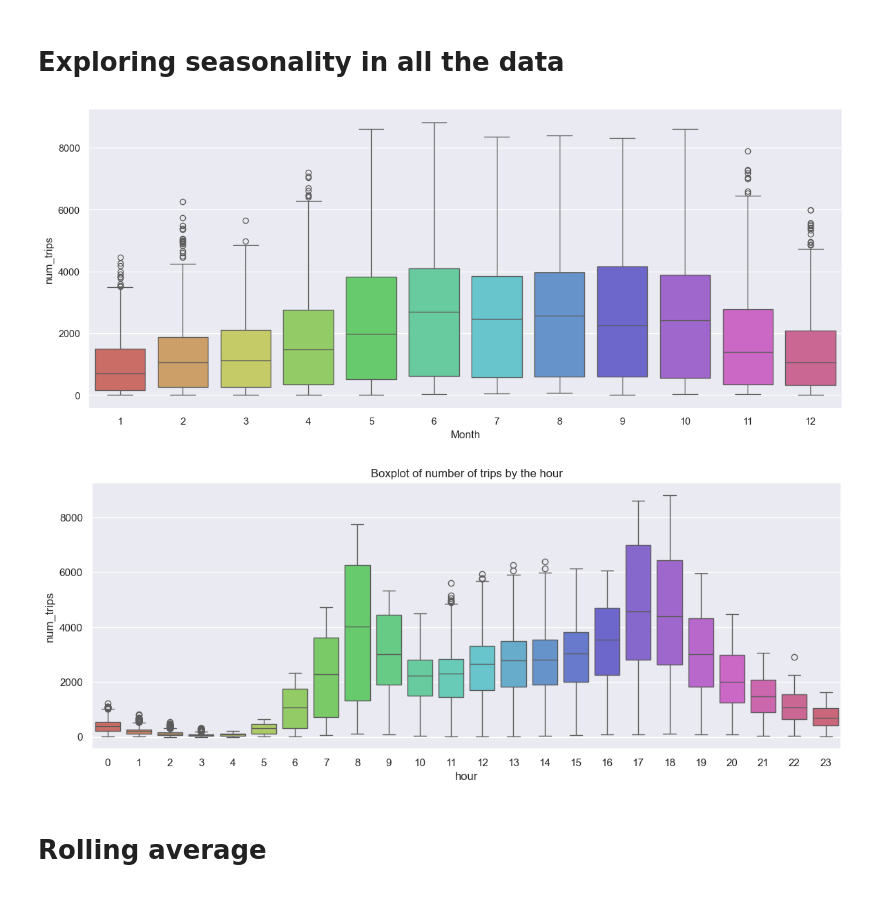
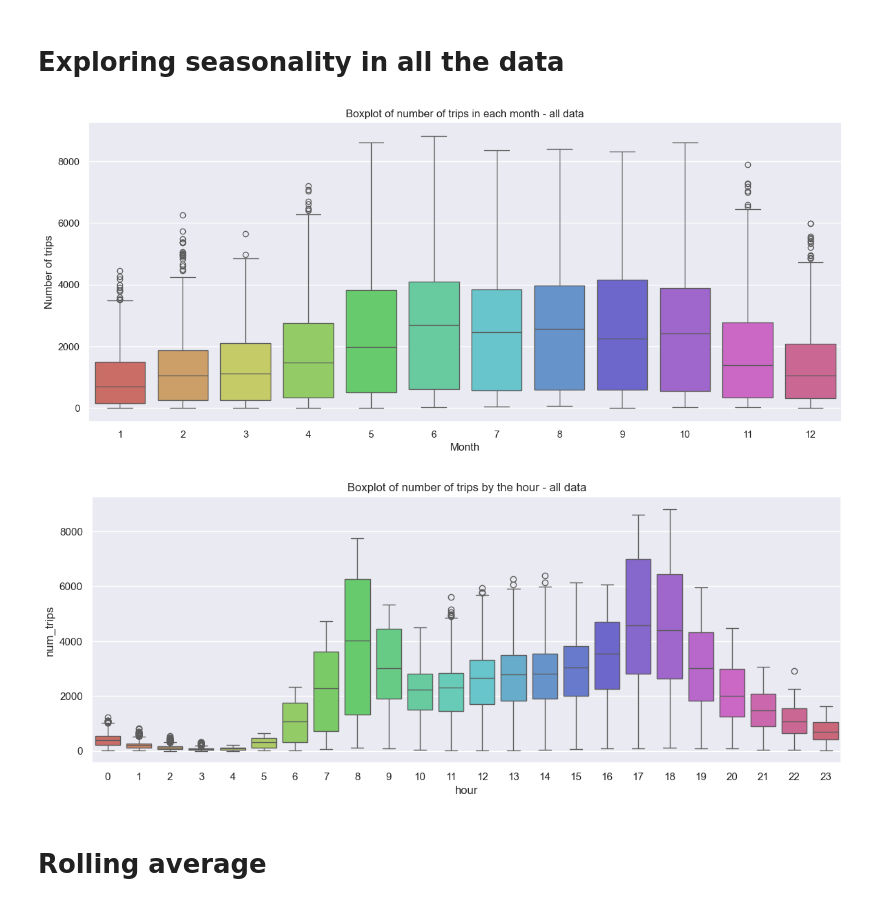
Before and after one commit to katrinemariepedersen/Business_analytics_project, a Jupyter notebook: proper_clustering_and_models.ipynb, the cells around one changed output. Saved outputs shown, nothing was run; the diff lists cells and outputs as text; code cells hidden in the pictures.

Commit message:
plot visualization change

```diff
--- a/proper_clustering_and_models.ipynb
+++ b/proper_clustering_and_models.ipynb
@@ -33,7 +33,7 @@ def is_weekend(weekday):
     - 1 -> Male
     - 2 -> Female
 # %%
-f=pd.read_csv(r"C:\Users\Bruger\OneDrive - Danmarks Tekniske Universitet\Dokumenter\00- Introduction to Business Analytics\Project\Trips_2018.csv")
+f=pd.read_csv(r"/Users/katrinepedersen/Desktop/Trips_2018.csv")
 # %%
 f.describe()
 # %% [output]
@@ -896,19 +897,31 @@ Critical Values:
 # Exploring seasonality in all the data
 # %%
 fig, axes = plt.subplots(1, 1, figsize=(15, 6), sharex=True)
+
 trips_per_hour_all['Month'] = trips_per_hour_all.index.month
-sns.boxplot(data=trips_per_hour_all, x='Month', y='num_trips', ax=axes, hue='Month',palette=sns.color_palette("hls", 12),legend=False)
-ax.set_ylabel('Number of trips')
-ax.set_title('Boxplot of number of trips in each month')
+
+sns.boxplot(
+    data=trips_per_hour_all,
+    x='Month',
+    y='num_trips',
+    ax=axes,
+    hue='Month',
+    palette=sns.color_palette("hls", 12),
+    legend=False
+)
+
+axes.set_ylabel('Number of trips')
+axes.set_title('Boxplot of number of trips in each month - all data')
+
 plt.show()
 # %% [output]
-[figure, old version]
+[figure, new version]
 # %%
 sns.boxplot(data=trips_per_hour_all, x='hour', y='num_trips',hue='hour',palette=sns.color_palette("hls", 24),legend=False)
-plt.title('Boxplot of number of trips by the hour')
+plt.title('Boxplot of number of trips by the hour - all data')
 plt.show()
 # %% [output]
-[figure, old version]
+[figure, new version]
 # %% [markdown]
 # Rolling average
 # %%
```
Also changed, not shown: parts of 10 cells of this notebook.
